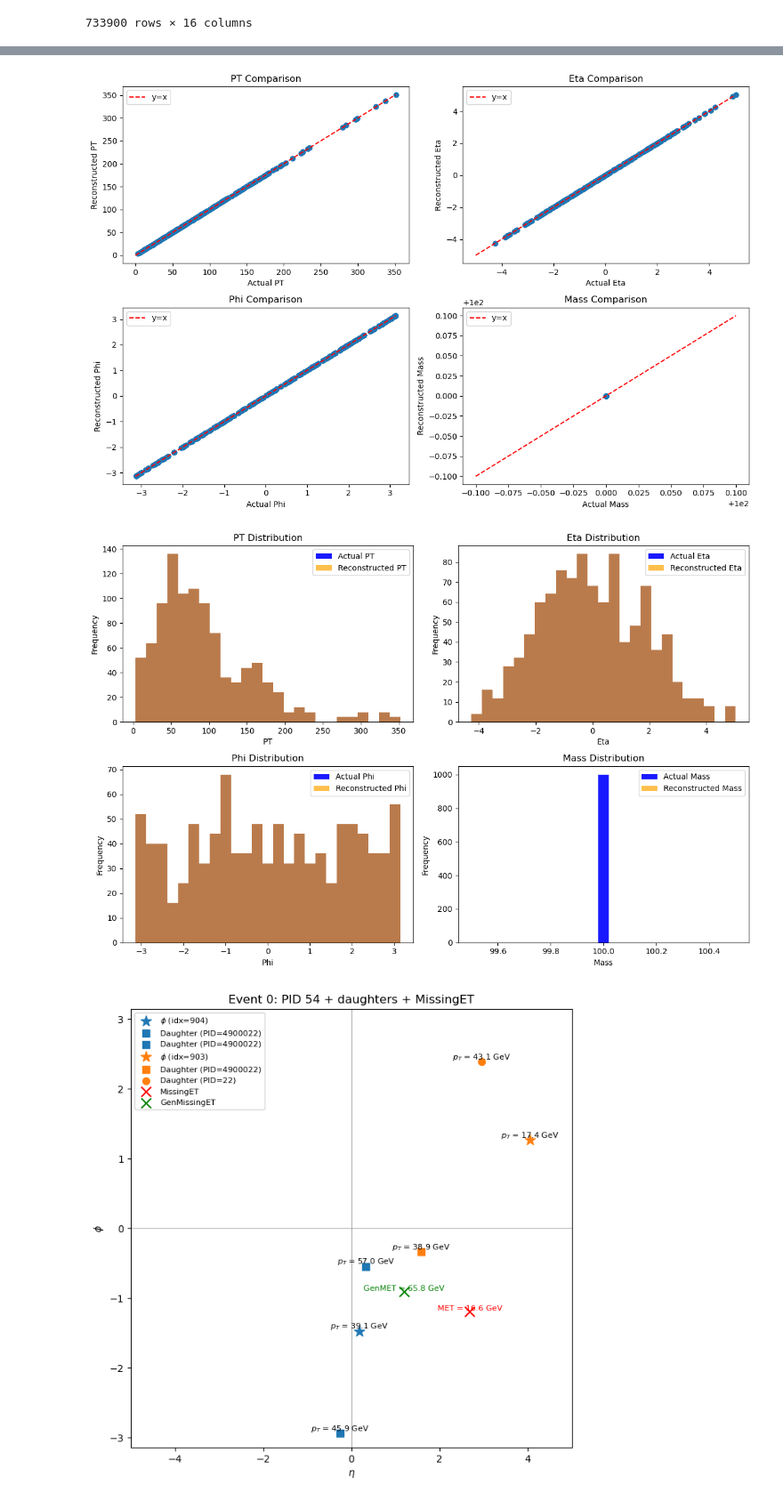
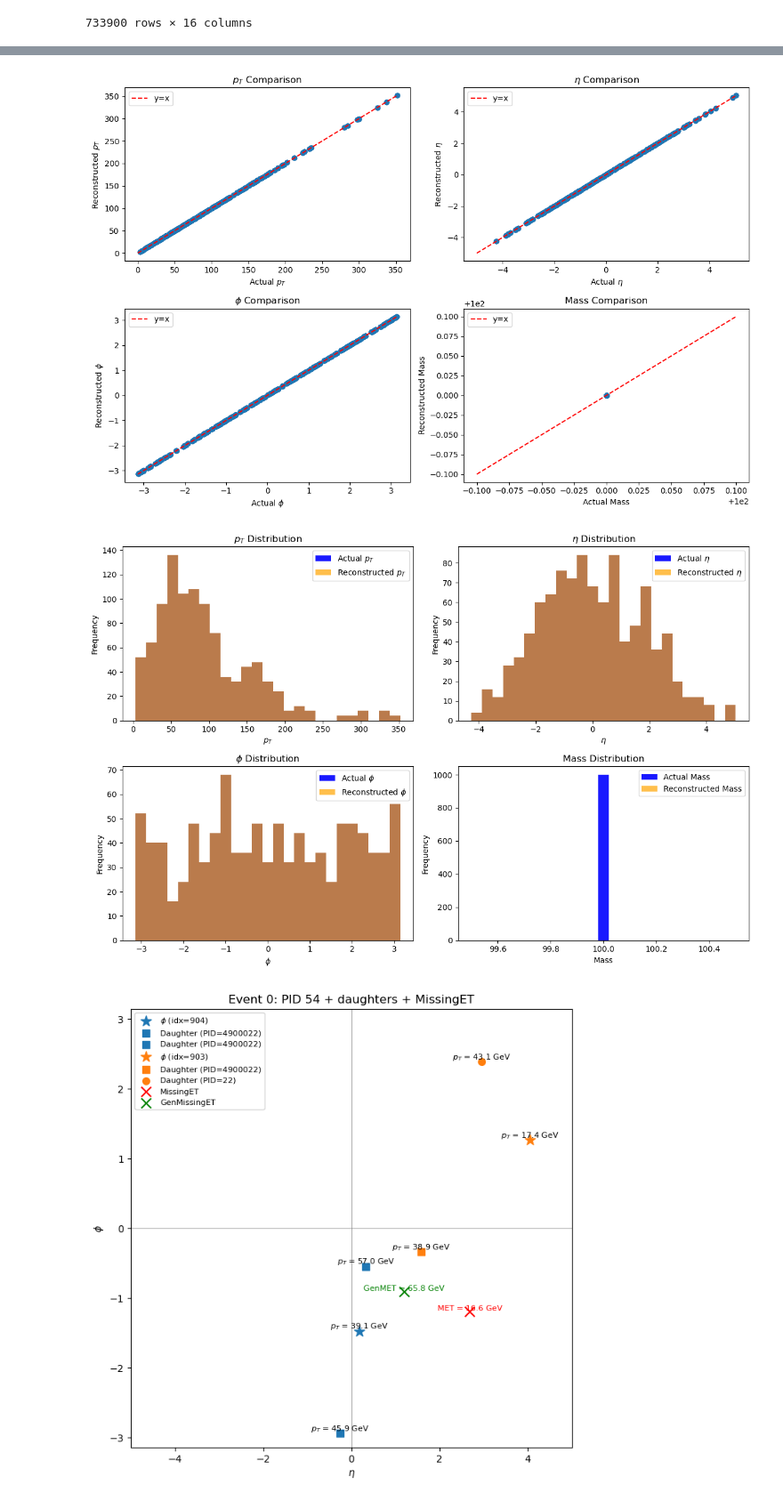
Before and after one commit to KalelChester/Displaced-Photon, a Jupyter notebook: event_display/dark_event_displays.ipynb, the cells around one changed output, grey strips where cells are left out. Shown: that part at 89% size. Cells and saved outputs as stored; diff of their text form; code cells hidden in the pictures.

Commit message:
Fixed plot titles and reduced event number

```diff
--- a/event_display/dark_event_displays.ipynb
+++ b/event_display/dark_event_displays.ipynb
@@ -204,9 +204,9 @@ plt.figure(figsize=(12, 8))
 plt.subplot(2, 2, 1)
 plt.scatter(reconstructed_df["Actual_PT"], reconstructed_df["Reconstructed_PT"], alpha=0.7)
 plt.plot([0, reconstructed_df["Actual_PT"].max()], [0, reconstructed_df["Actual_PT"].max()], 'r--', label="y=x")
-plt.xlabel("Actual PT")
-plt.ylabel("Reconstructed PT")
-plt.title("PT Comparison")
+plt.xlabel("Actual $p_{T}$")
+plt.ylabel("Reconstructed $p_{T}$")
+plt.title("$p_{T}$ Comparison")
 plt.legend()
 
 # Eta comparison
@@ -214,9 +214,9 @@ plt.subplot(2, 2, 2)
 plt.scatter(reconstructed_df["Actual_Eta"], reconstructed_df["Reconstructed_Eta"], alpha=0.7)
 plt.plot([-5, 5],
          [-5, 5], 'r--', label="y=x")
-plt.xlabel("Actual Eta")
-plt.ylabel("Reconstructed Eta")
-plt.title("Eta Comparison")
+plt.xlabel("Actual $\\eta$")
+plt.ylabel("Reconstructed $\\eta$")
+plt.title("$\\eta$ Comparison")
 plt.legend()
 
 # Phi comparison
@@ -224,9 +224,9 @@ plt.subplot(2, 2, 3)
 plt.scatter(reconstructed_df["Actual_Phi"], reconstructed_df["Reconstructed_Phi"], alpha=0.7)
 plt.plot([-np.pi, np.pi],
          [-np.pi, np.pi], 'r--', label="y=x")
-plt.xlabel("Actual Phi")
-plt.ylabel("Reconstructed Phi")
-plt.title("Phi Comparison")
+plt.xlabel("Actual $\\phi$")
+plt.ylabel("Reconstructed $\\phi$")
+plt.title("$\\phi$ Comparison")
 plt.legend()
 
 # Mass comparison
@@ -239,52 +239,54 @@ plt.title("Mass Comparison")
 plt.legend()
 
 plt.tight_layout()
+plt.savefig("plots/reconstructed_vs_actual_corr.png")
 plt.show()
 
 # --- Stacked histograms for truth and reconstructed values ---
 plt.figure(figsize=(12, 8))
 
 # PT histogram
 plt.subplot(2, 2, 1)
-plt.hist(reconstructed_df["Actual_PT"], bins=25, alpha=0.9, label="Actual PT", color="blue")
-plt.hist(reconstructed_df["Reconstructed_PT"], bins=25, alpha=0.7, label="Reconstructed PT", color="orange")
-plt.xlabel("PT")
+plt.hist(reconstructed_df["Actual_PT"], bins=25, alpha=0.9, label="Actual $p_{T}$", color="blue")
+plt.hist(reconstructed_df["Reconstructed_PT"], bins=25, alpha=0.7, label="Reconstructed $p_{T}$", color="orange")
+plt.xlabel("$p_{T}$")
 plt.ylabel("Frequency")
-plt.title("PT Distribution")
+plt.title("$p_{T}$ Distribution")
 plt.legend()
 
 # Eta histogram
 plt.subplot(2, 2, 2)
-plt.hist(reconstructed_df["Actual_Eta"], bins=25, alpha=0.9, label="Actual Eta", color="blue")
-plt.hist(reconstructed_df["Reconstructed_Eta"], bins=25, alpha=0.7, label="Reconstructed Eta", color="orange")
-plt.xlabel("Eta")
+plt.hist(reconstructed_df["Actual_Eta"], bins=25, alpha=0.9, label="Actual $\\eta$", color="blue")
+plt.hist(reconstructed_df["Reconstructed_Eta"], bins=25, alpha=0.7, label="Reconstructed $\\eta$", color="orange")
+plt.xlabel("$\\eta$")
 plt.ylabel("Frequency")
-plt.title("Eta Distribution")
+plt.title("$\\eta$ Distribution")
 plt.legend()
 
 # Phi histogram
 plt.subplot(2, 2, 3)
-plt.hist(reconstructed_df["Actual_Phi"], bins=25, alpha=0.9, label="Actual Phi", color="blue")
-plt.hist(reconstructed_df["Reconstructed_Phi"], bins=25, alpha=0.7, label="Reconstructed Phi", color="orange")
-plt.xlabel("Phi")
+plt.hist(reconstructed_df["Actual_Phi"], bins=25, alpha=0.9, label="Actual $\\phi$", color="blue")
+plt.hist(reconstructed_df["Reconstructed_Phi"], bins=25, alpha=0.7, label="Reconstructed $\\phi$", color="orange")
+plt.xlabel("$\\phi$")
 plt.ylabel("Frequency")
-plt.title("Phi Distribution")
+plt.title("$\\phi$ Distribution")
 plt.legend()
 
 # Mass histogram
 plt.subplot(2, 2, 4)
 plt.hist(reconstructed_df["Actual_Mass"], bins=25, alpha=0.9, label="Actual Mass", color="blue")
 plt.hist(reconstructed_df["Reconstructed_Mass"], bins=25, alpha=0.7, label="Reconstructed Mass", color="orange")
 plt.xlabel("Mass")
 plt.ylabel("Frequency")
 plt.title("Mass Distribution")
 plt.legend()
 
 plt.tight_layout()
+plt.savefig("plots/reconstructed_vs_actual_hist.png")
 plt.show()
 # %% [output]
-[figure, old version]
+[figure, new version]
-[figure, old version]
+[figure, new version]
 # %%
 # --- Loop over events, find PID=54, plot daughters along with MissingET and GenMissingET ---
 for ev in particle_df["EventNumber"].unique():
```
Also changed, not shown: parts of 1 cell of this notebook, 3 other files.
